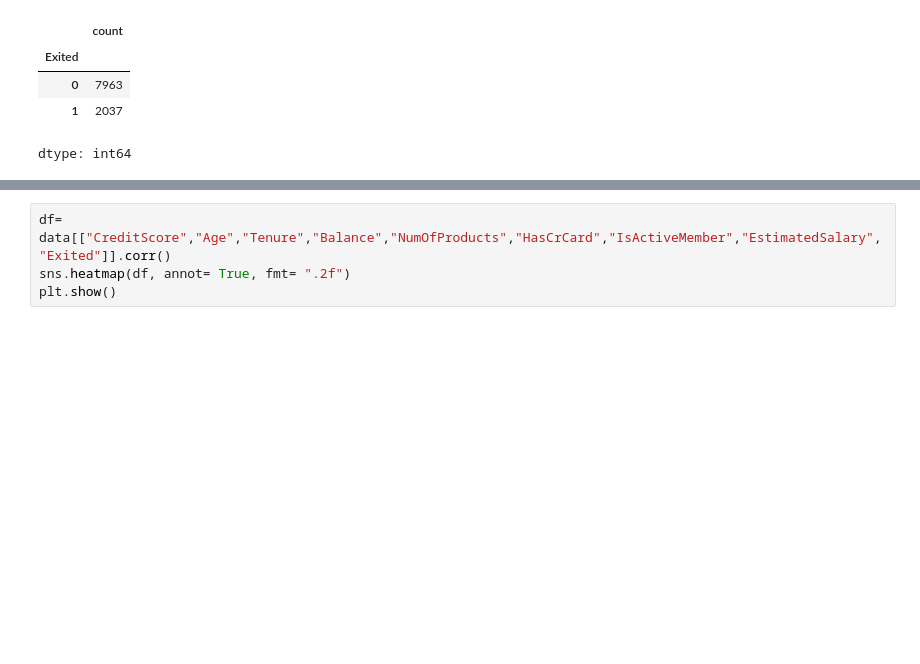
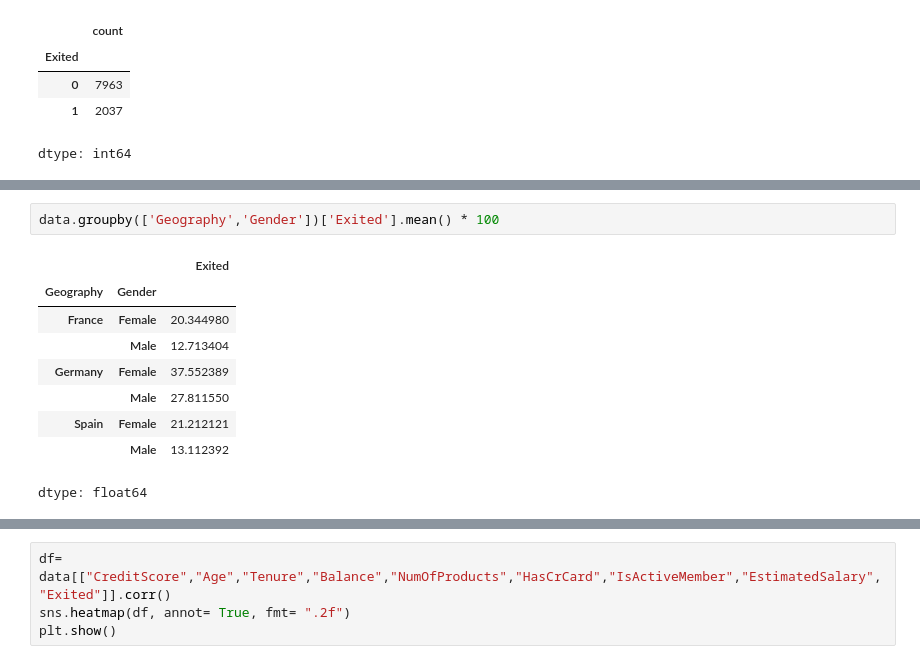
Before and after one commit to Asmitpremkumar16/Customer_Churn, a Jupyter notebook: Churn_Model.ipynb, the cells around one changed output, grey strips where cells are left out. Cells and saved outputs as stored; diff of their text form; blank space fills up the shorter version.

```diff
--- a/Churn_Model.ipynb
+++ b/Churn_Model.ipynb
@@ -62,0 +81,12 @@ dtype: int64
+# %%
+data.groupby(['Geography','Gender'])['Exited'].mean() * 100
+# %% [output]
+|  |  | Exited |
+| Geography | Gender |  |
+| France | Female | 20.344980 |
+|  | Male | 12.713404 |
+| Germany | Female | 37.552389 |
+|  | Male | 27.811550 |
+| Spain | Female | 21.212121 |
+|  | Male | 13.112392 |
+dtype: float64
```
Also changed, not shown: parts of 13 cells of this notebook.
